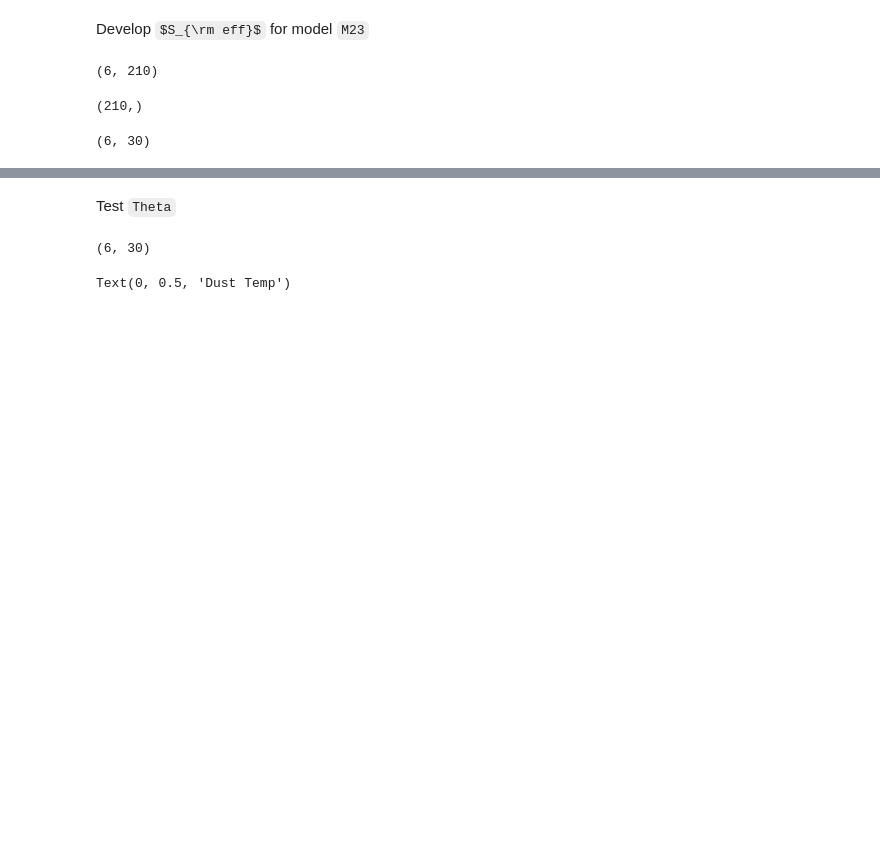
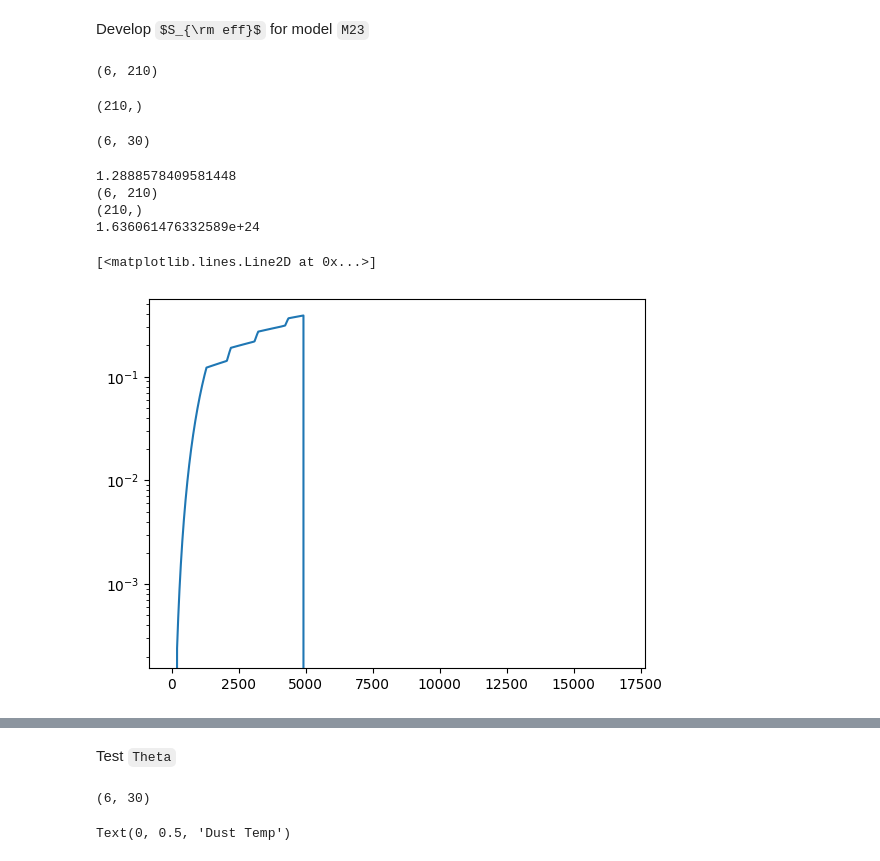
Before and after one commit to destrys/galCIB, a Jupyter notebook: base-lcdm.ipynb, the cells around one changed output, grey strips where cells are left out. Saved outputs shown, nothing was run; the diff lists cells and outputs as text; code cells hidden in the pictures; some formulas as TeX source; blank space fills up the shorter version.

```diff
--- a/base-lcdm.ipynb
+++ b/base-lcdm.ipynb
@@ -173,3 +173,15 @@ z = consts.dict_gal['ELG']['z']
 seff_interp_func(z).shape
 # %% [output]
 (6, 30)
+# %%
+tst3_int, tst3 = cib.Seff(params = (1.7, 24.4, 0.36), model = 'Y23')
+# %% [output]
+1.2888578409581448
+(6, 210)
+(210,)
+1.636061476332589e+24
+# %%
+plt.semilogy(tst3_int[0])
+# %% [output]
+[<matplotlib.lines.Line2D at 0x...>]
+[figure, added]
```
Also changed, not shown: parts of 31 cells of this notebook, 2 other files.
